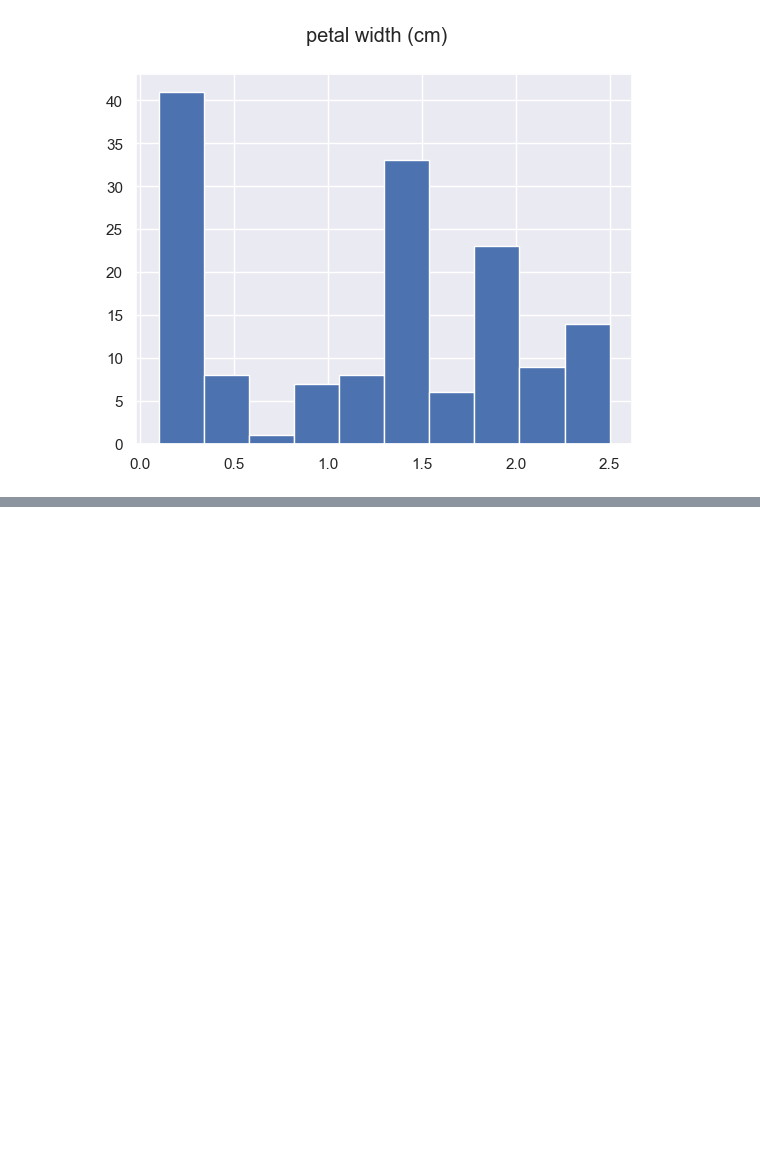
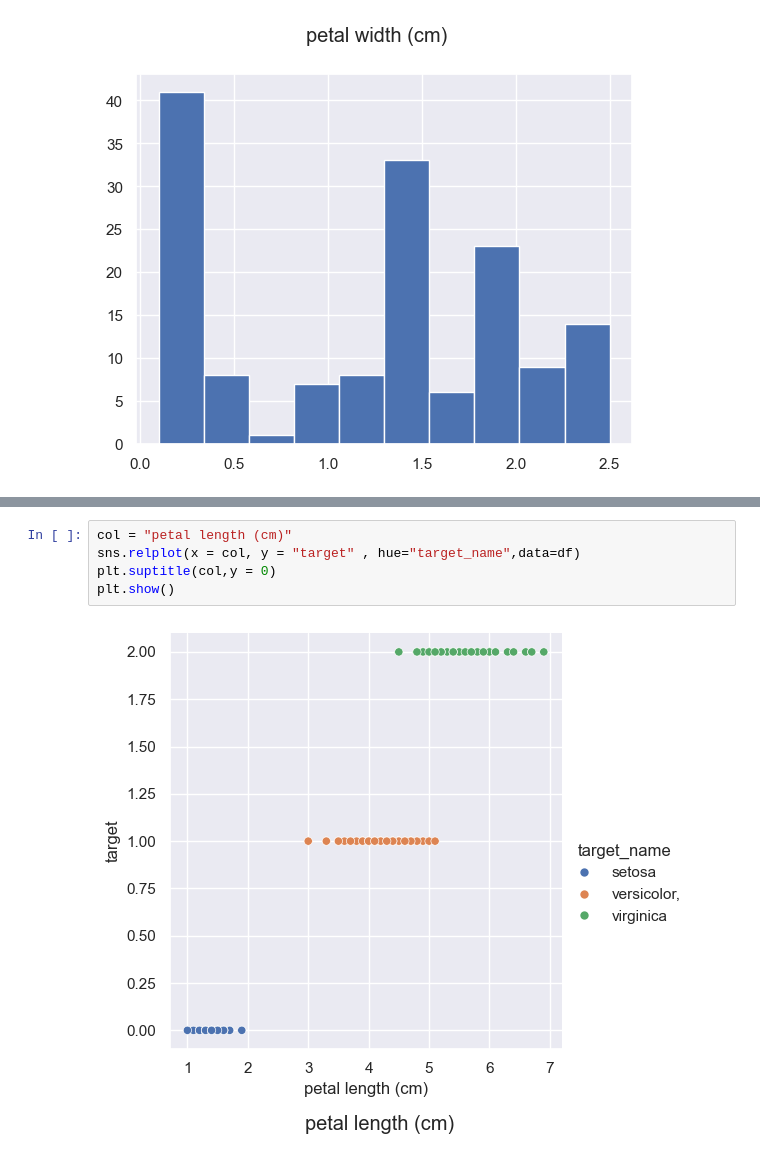
Before and after one commit to omtekyav/IrisDatasetProject, a Jupyter notebook: IrisDataset.ipynb, the cells around one changed output, grey strips where cells are left out. Cells and saved outputs as stored; diff of their text form; blank space fills up the shorter version.

```diff
--- a/IrisDataset.ipynb
+++ b/IrisDataset.ipynb
@@ -177,0 +281,7 @@ plt.show()
+# %%
+col = "petal length (cm)"
+sns.relplot(x = col, y = "target" , hue="target_name",data=df)
+plt.suptitle(col,y = 0)
+plt.show()
+# %% [output]
+[figure, added]
```
Also changed, not shown: parts of 17 cells of this notebook.
